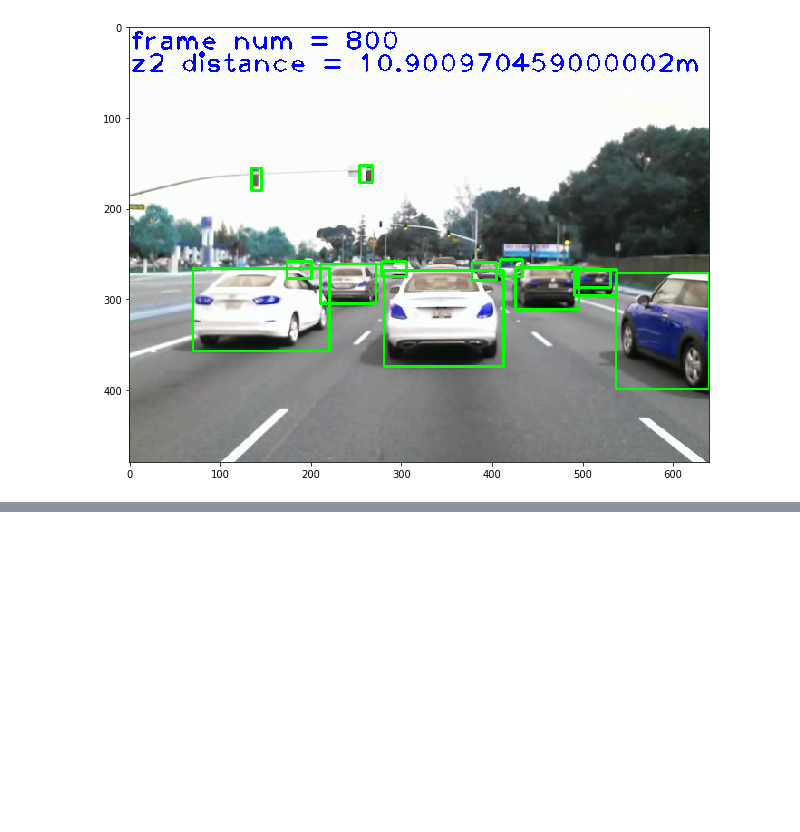
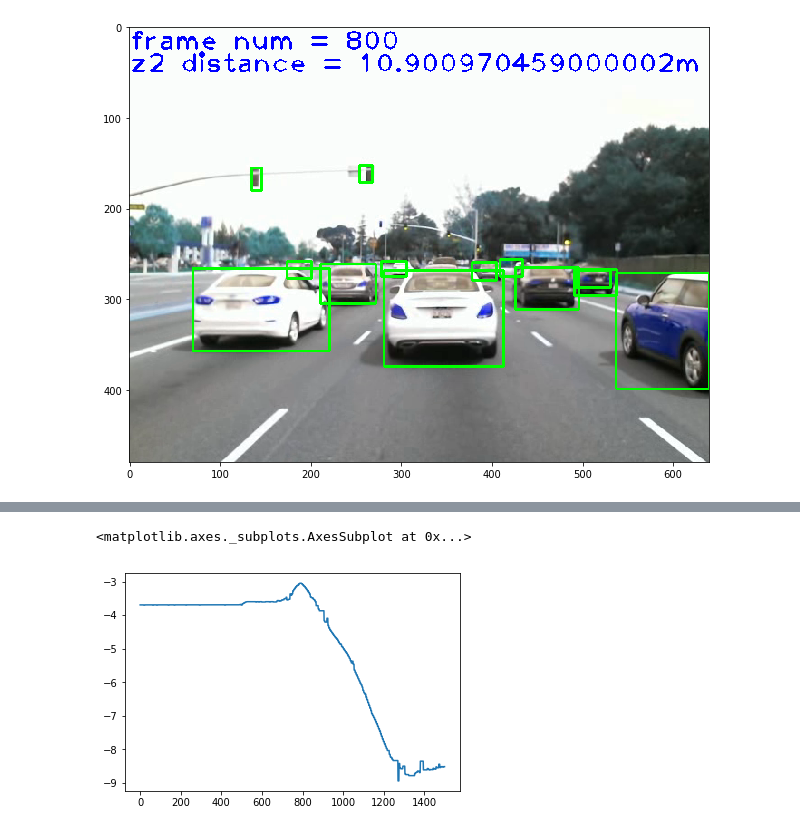
Before and after one commit to rhanschristiansen/Einstein, a Jupyter notebook: notebooks/m16_calibration-v2.ipynb, the cells around one changed output, grey strips where cells are left out. Drawn from its saved outputs; the diff is of its cells as text; code cells hidden in the pictures; blank space fills up the shorter version.

```diff
--- a/notebooks/m16_calibration-v2.ipynb
+++ b/notebooks/m16_calibration-v2.ipynb
@@ -252,0 +282,25 @@ plt.imshow(video_frame)
+# %%
+import math
+from math import cos, sin
+import pandas as pd
+
+FOV = 45
+num_segments = 16
+fov_rad = math.radians(FOV)
+angles = pd.Series(np.linspace(-fov_rad/2,fov_rad/2,num_segments))
+cos_angles = angles.apply(cos)
+sin_angles = angles.apply(sin)
+x2_m = z2_clean.apply(lambda z: z*sin_angles[2])
+focal_len = 900 # [px]
+
+# for i in range(len(z2_clean)):
+#     z2_mi = z2_clean[i]
+#     x2_mi = x2_m[i]
+#     x2_pxi = int((focal_len/z2_mi)*x2_mi) + 320
+#     x2_px.append(x2_pxi)
+#     print(x2_pxi)
+# x2_px = pd.Series(x2_px)
+x2_m.plot()
+# %% [output]
+<matplotlib.axes._subplots.AxesSubplot at 0x...>
+[figure, added]
```
Also changed, not shown: parts of 6 cells of this notebook, 3 other files.
